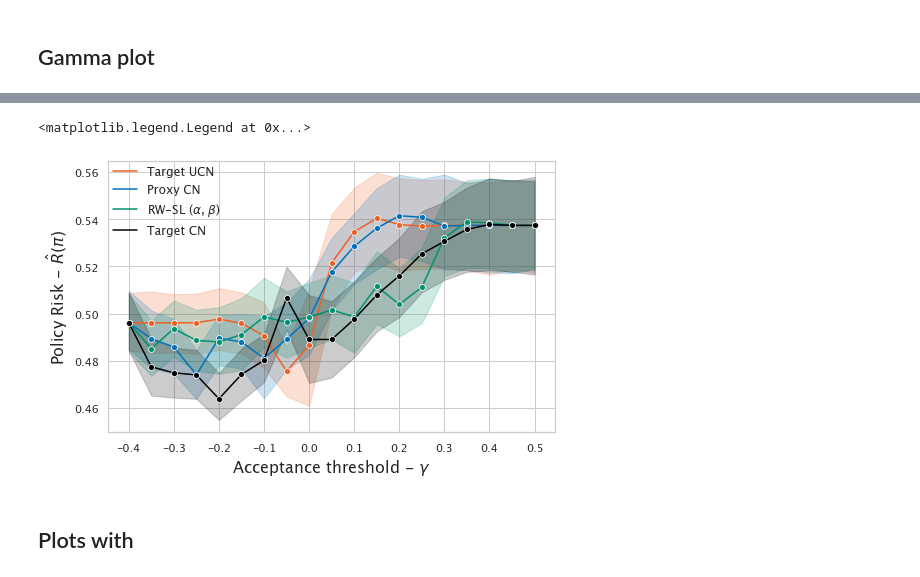
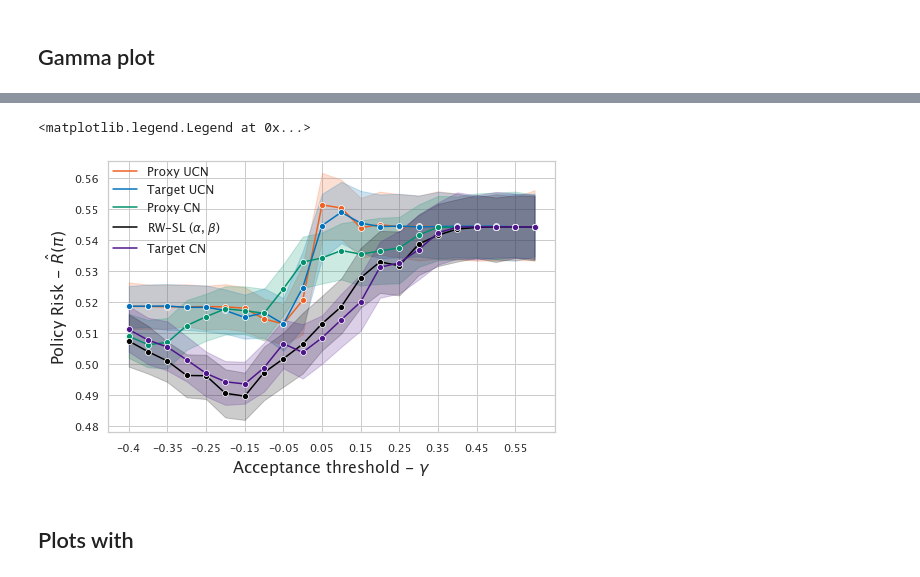
Before and after one commit to lguerdan/counterfactual-decision-support, a Jupyter notebook: notebook_results.ipynb, the cells around one changed output, grey strips where cells are left out. Drawn from its saved outputs; the diff is of its cells as text; code cells hidden in the pictures.

```diff
--- a/notebook_results.ipynb
+++ b/notebook_results.ipynb
@@ -158,42 +215,42 @@ plt.savefig('figs/mse_plots.png', dpi=500, bbox_inches = "tight")
 # %%
-jobs_df = get_ate_result_df('NATE_balanced_erm_jobs_oracle_params_R10')
-jobs_df = jobs_df[jobs_df['alpha_0'] == .2]
+jobs_df = get_ate_result_df('PR_JOBS_debug')
+jobs_df = jobs_df[jobs_df['alpha_0'] != .2]
 
 
-pg_baselines = ['Target Oracle', 'RW-SL', 'COM', 'OBS Oracle']
-gamma_settings = [i for i in jobs_df if 'pr_' in i][1:-2]
+pg_baselines = ['Target Oracle', 'RW-SL', 'COM', 'OBS Oracle', 'OBS']
+gamma_settings = [i for i in jobs_df if 'pr_' in i]
 disp_gamma = gamma_settings[::2]
 disp_gamma[0] = 'pr_-.4'
 pr_results = ['baseline'] + gamma_settings
 disp_names = {
     'Target Oracle': 'Target CN',
     'RW-SL': r'RW-SL ($\alpha$, $\beta$)',
     'COM': 'Proxy CN',
     'COM-SL': 'COM-SL',
     'RW': 'RW',
     'Proxy Oracle': r'$f_{Y_t}$',
     'OBS Oracle': 'Target UCN',
     'OBS': 'Proxy UCN',
     'RW-SL (learned)' : r'RW-SL ($\hat{\alpha}$, $\hat{\beta}$)',
     'SL' : r'SL ($\hat{\alpha}$, $\hat{\beta}$)'
 }
 
 gammadf = jobs_df[pr_results].melt(id_vars=['baseline'], var_name="gamma", value_name='policy_risk')
 gammadf = gammadf[gammadf['baseline'].isin(pg_baselines)]
 
 
 plt.figure(figsize=(8,5))
 fig = sns.lineplot(data=gammadf, x='gamma', hue='baseline', y='policy_risk',
                    marker='o', ci=68, palette=palette[:len(pg_baselines)])
 plt.xlabel('Acceptance threshold - $\gamma$')
 plt.ylabel('Policy Risk - $\hat{R}(\pi)$')
 fig.set_xticks([i*2 for i in range(len(disp_gamma))], labels=[float(i.split('_')[1]) for i in disp_gamma])
 
 handles, labels = plt.gca().get_legend_handles_labels()
 plt.legend([h for h in handles],[disp_names[label] for label in labels], loc='best', borderaxespad=0., fontsize='medium')
 # %% [output]
 <matplotlib.legend.Legend at 0x...>
-[figure, old version]
+[figure, new version]
 # %% [markdown]
 ## Plots with
 # %%
```
Also changed, not shown: parts of 11 cells of this notebook, 10 other files.
